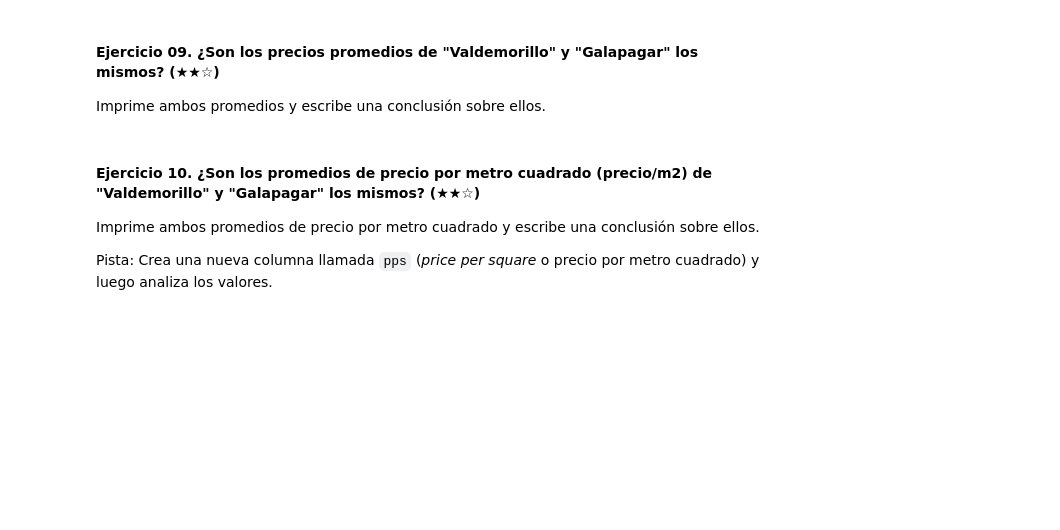
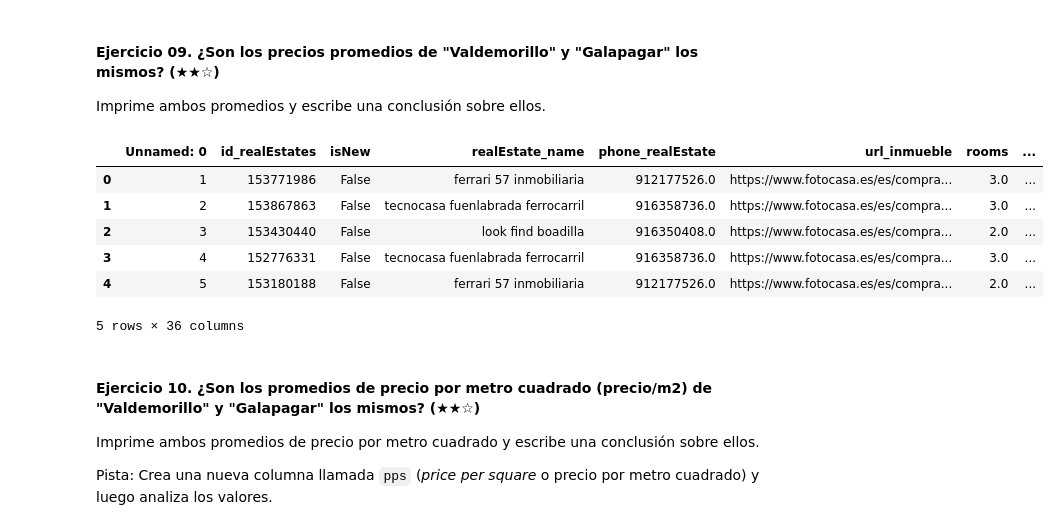
Before and after one commit to Valenfrc/realestate-datacleanup-exercise, a Jupyter notebook: project.es.ipynb, the cells around one changed output. Saved outputs shown, nothing was run; the diff lists cells and outputs as text; code cells hidden in the pictures; blank space fills up the shorter version.

```diff
--- a/project.es.ipynb
+++ b/project.es.ipynb
@@ -204,0 +204,12 @@ Imprime ambos promedios y escribe una conclusión sobre ellos.
+# %%
+
+ds[ds.level5Id.isin(['Galapagar','Valdemorillo'])]['price']
+ds.head()
+# %% [output]
+|  | Unnamed: 0 | id_realEstates | isNew | realEstate_name | phone_realEstate | url_inmueble | rooms | ... |
+| 0 | 1 | 153771986 | False | ferrari 57 inmobiliaria | 912177526.0 | https://www.fotocasa.es/es/compra... | 3.0 | ... |
+| 1 | 2 | 153867863 | False | tecnocasa fuenlabrada ferrocarril | 916358736.0 | https://www.fotocasa.es/es/compra... | 3.0 | ... |
+| 2 | 3 | 153430440 | False | look find boadilla | 916350408.0 | https://www.fotocasa.es/es/compra... | 2.0 | ... |
+| 3 | 4 | 152776331 | False | tecnocasa fuenlabrada ferrocarril | 916358736.0 | https://www.fotocasa.es/es/compra... | 3.0 | ... |
+| 4 | 5 | 153180188 | False | ferrari 57 inmobiliaria | 912177526.0 | https://www.fotocasa.es/es/compra... | 2.0 | ... |
+5 rows × 36 columns
```
Also changed, not shown: parts of 5 cells of this notebook.
